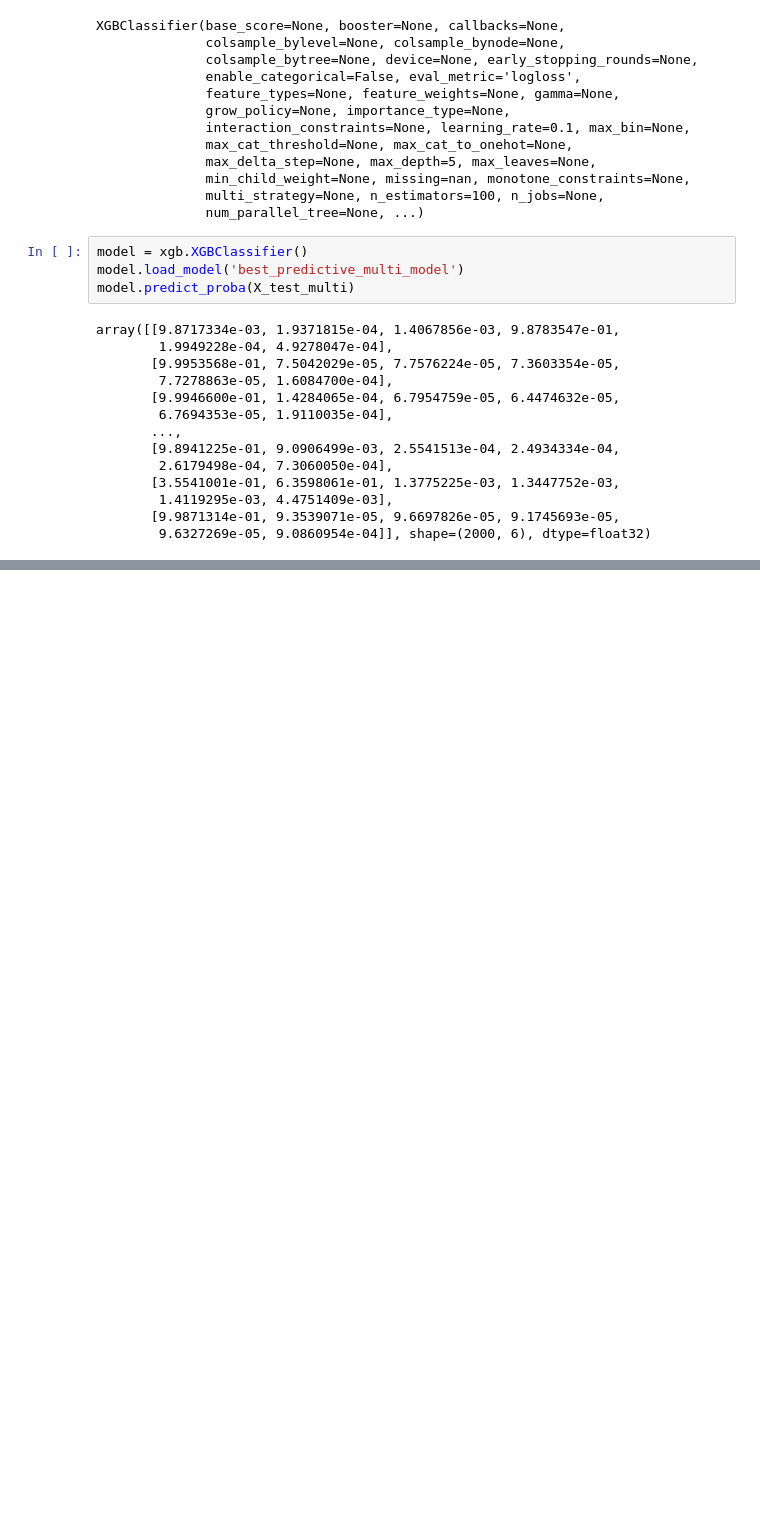
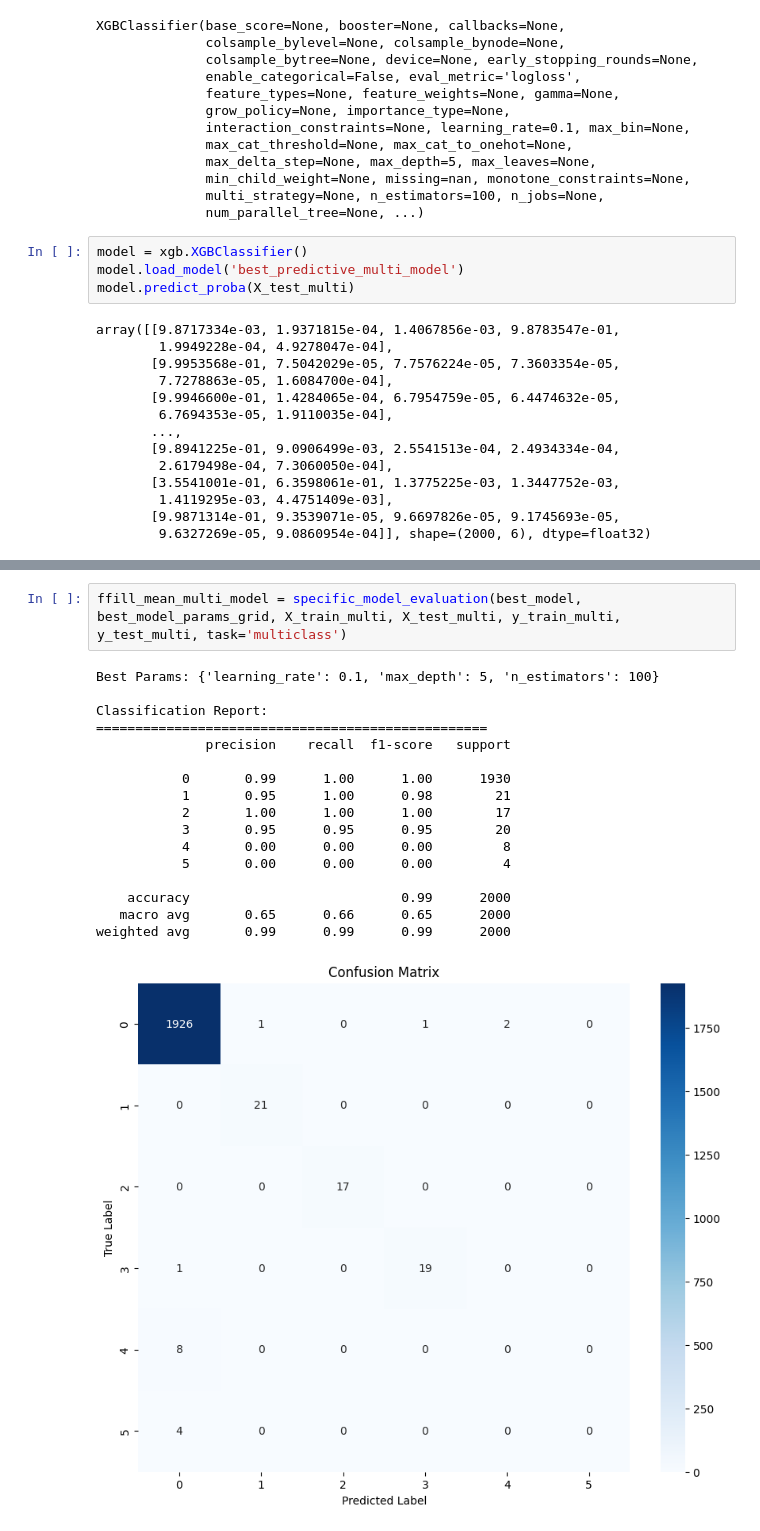
Before and after one commit to sean50311/MDS-project, a Jupyter notebook: best_predictive_model.ipynb, the cells around one changed output, grey strips where cells are left out. Saved outputs shown, nothing was run; the diff lists cells and outputs as text; blank space fills up the shorter version.

```diff
--- a/best_predictive_model.ipynb
+++ b/best_predictive_model.ipynb
@@ -118,0 +143,20 @@ array([[9.8717334e-03, 1.9371815e-04, 1.4067856e-03, 9.8783547e-01,
+# %%
+ffill_mean_multi_model = specific_model_evaluation(best_model, best_model_params_grid, X_train_multi, X_test_multi, y_train_multi, y_test_multi, task='multiclass')
+# %% [output]
+Best Params: {'learning_rate': 0.1, 'max_depth': 5, 'n_estimators': 100}
+
+Classification Report:
+==================================================
+              precision    recall  f1-score   support
+
+           0       0.99      1.00      1.00      1930
+           1       0.95      1.00      0.98        21
+           2       1.00      1.00      1.00        17
+           3       0.95      0.95      0.95        20
+           4       0.00      0.00      0.00         8
+           5       0.00      0.00      0.00         4
+
+    accuracy                           0.99      2000
+   macro avg       0.65      0.66      0.65      2000
+weighted avg       0.99      0.99      0.99      2000
+[figure, added]
```
Also changed, not shown: parts of 5 cells of this notebook.
